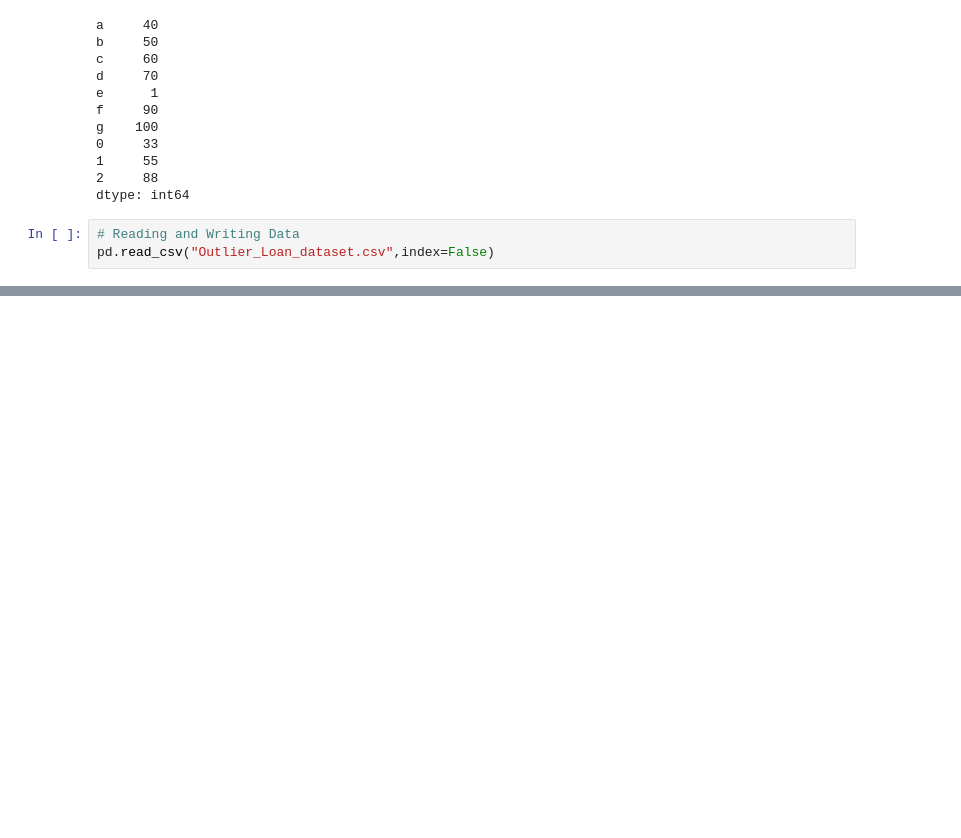
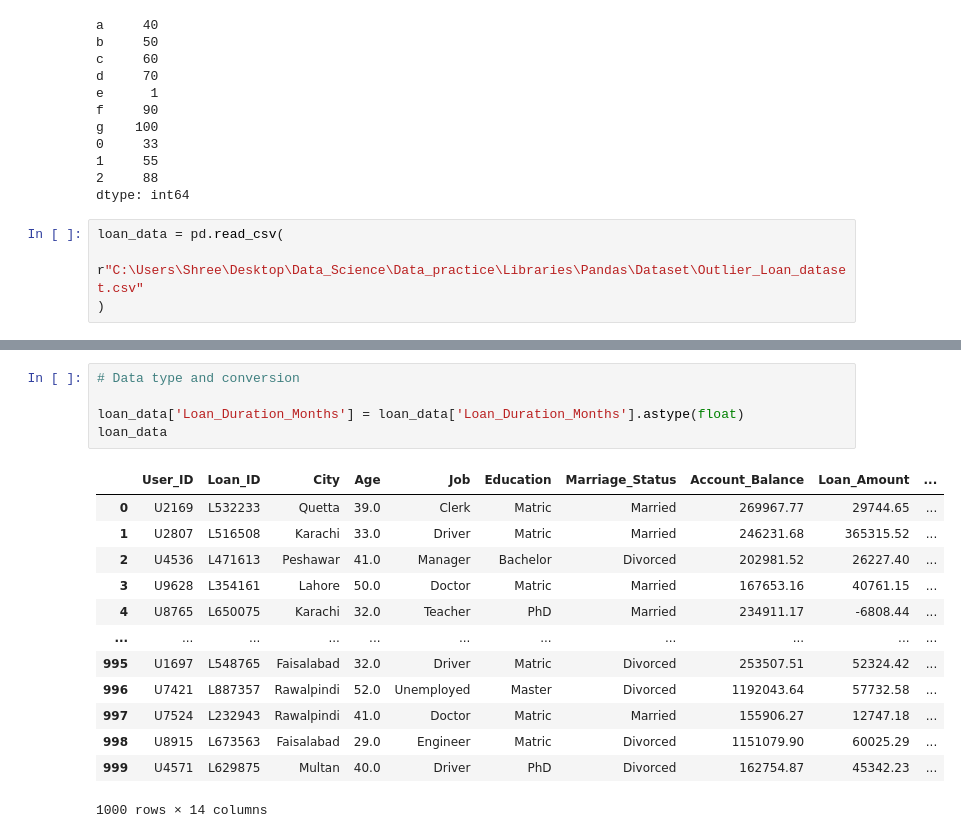
Before and after one commit to poojashelke8/Data_Science, a Jupyter notebook: Data_practice/Libraries/Pandas/initial.ipynb, the cells around one changed output, grey strips where cells are left out. Drawn from its saved outputs; the diff is of its cells as text; blank space fills up the shorter version.

Commit message:
Handled missing /dup val, ouliers detect and data cleaning

```diff
--- a/Data_practice/Libraries/Pandas/initial.ipynb
+++ b/Data_practice/Libraries/Pandas/initial.ipynb
@@ -68,5 +68,6 @@ g    100
 2     88
 dtype: int64
 # %%
-# Reading and Writing Data
-pd.read_csv("Outlier_Loan_dataset.csv",index=False)
+loan_data = pd.read_csv(
+    r"C:\Users\Shree\Desktop\Data_Science\Data_practice\Libraries\Pandas\Dataset\Outlier_Loan_dataset.csv"
+)
@@ -74,0 +160,19 @@ FileNotFoundError: [Errno 2] No such file or directory: 'Outlier_Loan_dataset.cs
+# %%
+# Data type and conversion
+
+loan_data['Loan_Duration_Months'] = loan_data['Loan_Duration_Months'].astype(float)
+loan_data
+# %% [output]
+|  | User_ID | Loan_ID | City | Age | Job | Education | Marriage_Status | Account_Balance | Loan_Amount | ... |
+| 0 | U2169 | L532233 | Quetta | 39.0 | Clerk | Matric | Married | 269967.77 | 29744.65 | ... |
+| 1 | U2807 | L516508 | Karachi | 33.0 | Driver | Matric | Married | 246231.68 | 365315.52 | ... |
+| 2 | U4536 | L471613 | Peshawar | 41.0 | Manager | Bachelor | Divorced | 202981.52 | 26227.40 | ... |
+| 3 | U9628 | L354161 | Lahore | 50.0 | Doctor | Matric | Married | 167653.16 | 40761.15 | ... |
+| 4 | U8765 | L650075 | Karachi | 32.0 | Teacher | PhD | Married | 234911.17 | -6808.44 | ... |
+| ... | ... | ... | ... | ... | ... | ... | ... | ... | ... | ... |
+| 995 | U1697 | L548765 | Faisalabad | 32.0 | Driver | Matric | Divorced | 253507.51 | 52324.42 | ... |
+| 996 | U7421 | L887357 | Rawalpindi | 52.0 | Unemployed | Master | Divorced | 1192043.64 | 57732.58 | ... |
+| 997 | U7524 | L232943 | Rawalpindi | 41.0 | Doctor | Matric | Married | 155906.27 | 12747.18 | ... |
+| 998 | U8915 | L673563 | Faisalabad | 29.0 | Engineer | Matric | Divorced | 1151079.90 | 60025.29 | ... |
+| 999 | U4571 | L629875 | Multan | 40.0 | Driver | PhD | Divorced | 162754.87 | 45342.23 | ... |
+1000 rows × 14 columns
```
Also changed, not shown: parts of 6 cells of this notebook, 1 other file.
